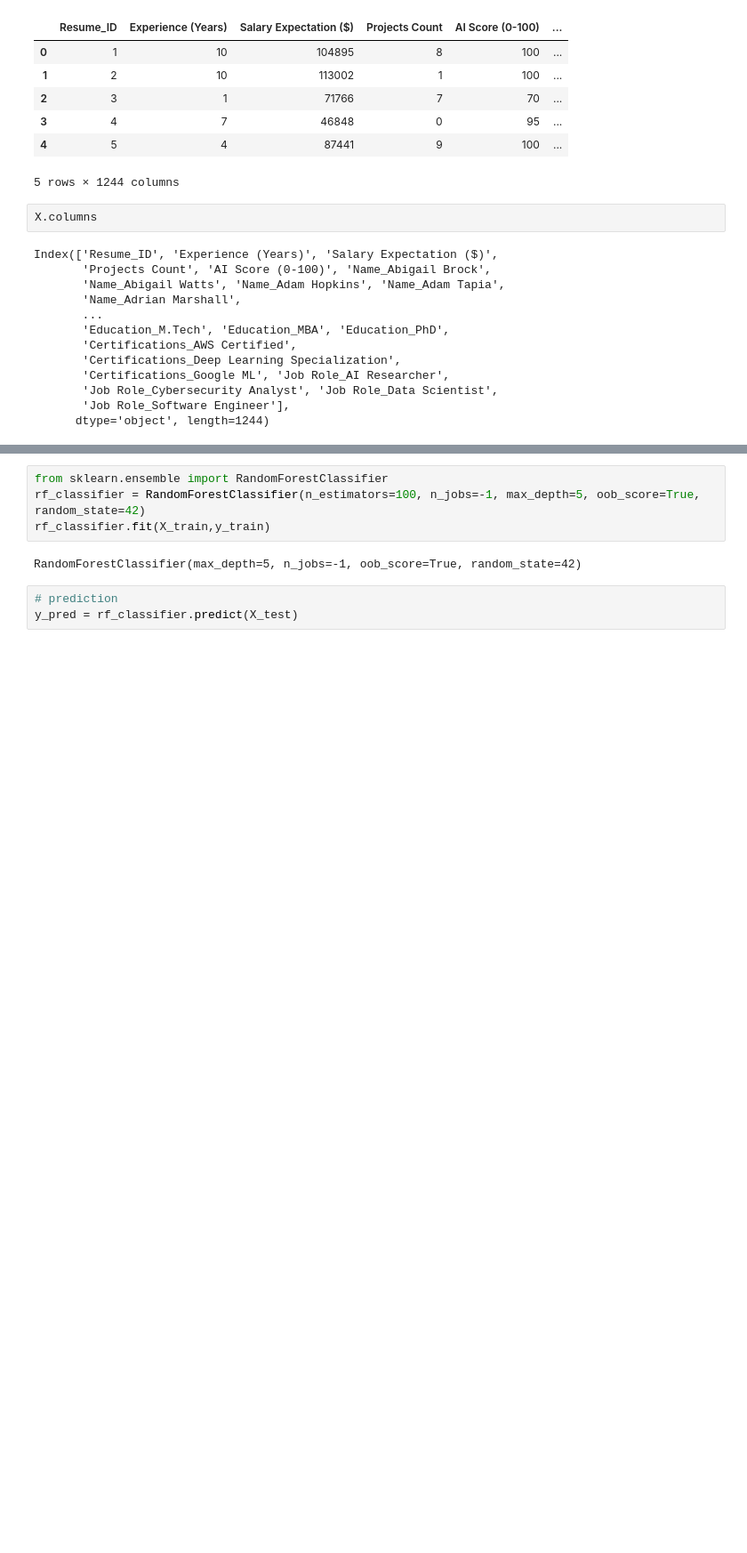
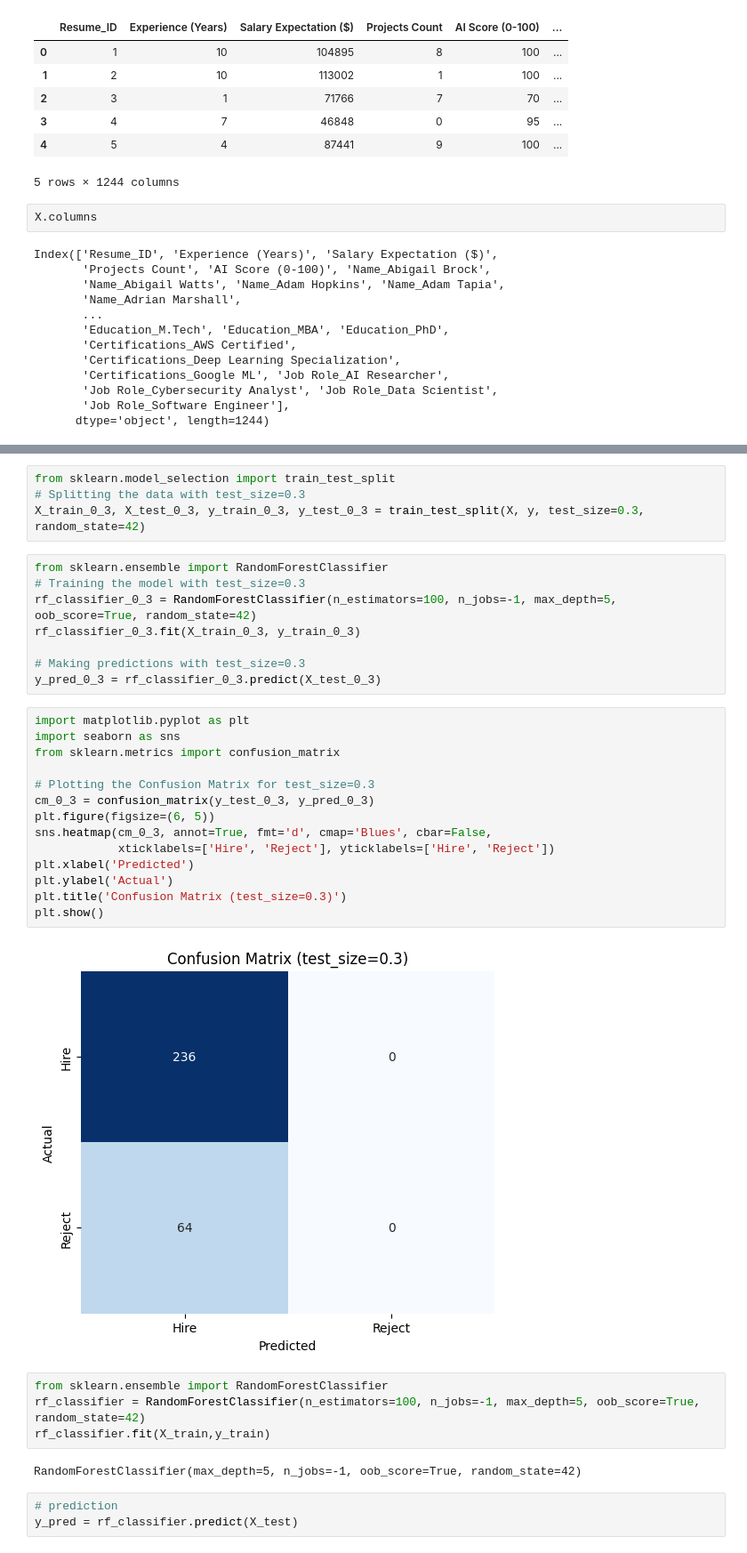
Before and after one commit to Krishna-Dhawangale/Resume-Screening-Machine-Learning-, a Jupyter notebook: Resume_Screening(Random_Forest).ipynb, the cells around one changed output, grey strips where cells are left out. Shown at 89% size. Drawn from its saved outputs; the diff is of its cells as text; blank space fills up the shorter version.

```diff
--- a/Resume_Screening(Random_Forest).ipynb
+++ b/Resume_Screening(Random_Forest).ipynb
@@ -154,3 +154,31 @@ X_train.shape,X_test.shape
+# %%
+from sklearn.model_selection import train_test_split
+# Splitting the data with test_size=0.3
+X_train_0_3, X_test_0_3, y_train_0_3, y_test_0_3 = train_test_split(X, y, test_size=0.3, random_state=42)
+# %%
+from sklearn.ensemble import RandomForestClassifier
+# Training the model with test_size=0.3
+rf_classifier_0_3 = RandomForestClassifier(n_estimators=100, n_jobs=-1, max_depth=5, oob_score=True, random_state=42)
+rf_classifier_0_3.fit(X_train_0_3, y_train_0_3)
+
+# Making predictions with test_size=0.3
+y_pred_0_3 = rf_classifier_0_3.predict(X_test_0_3)
+# %%
+import matplotlib.pyplot as plt
+import seaborn as sns
+from sklearn.metrics import confusion_matrix
+
+# Plotting the Confusion Matrix for test_size=0.3
+cm_0_3 = confusion_matrix(y_test_0_3, y_pred_0_3)
+plt.figure(figsize=(6, 5))
+sns.heatmap(cm_0_3, annot=True, fmt='d', cmap='Blues', cbar=False,
+            xticklabels=['Hire', 'Reject'], yticklabels=['Hire', 'Reject'])
+plt.xlabel('Predicted')
+plt.ylabel('Actual')
+plt.title('Confusion Matrix (test_size=0.3)')
+plt.show()
+# %% [output]
+[figure, added]
 # %%
 from sklearn.ensemble import RandomForestClassifier
 rf_classifier = RandomForestClassifier(n_estimators=100, n_jobs=-1, max_depth=5, oob_score=True, random_state=42)
```
Also changed, not shown: parts of 15 cells of this notebook.
